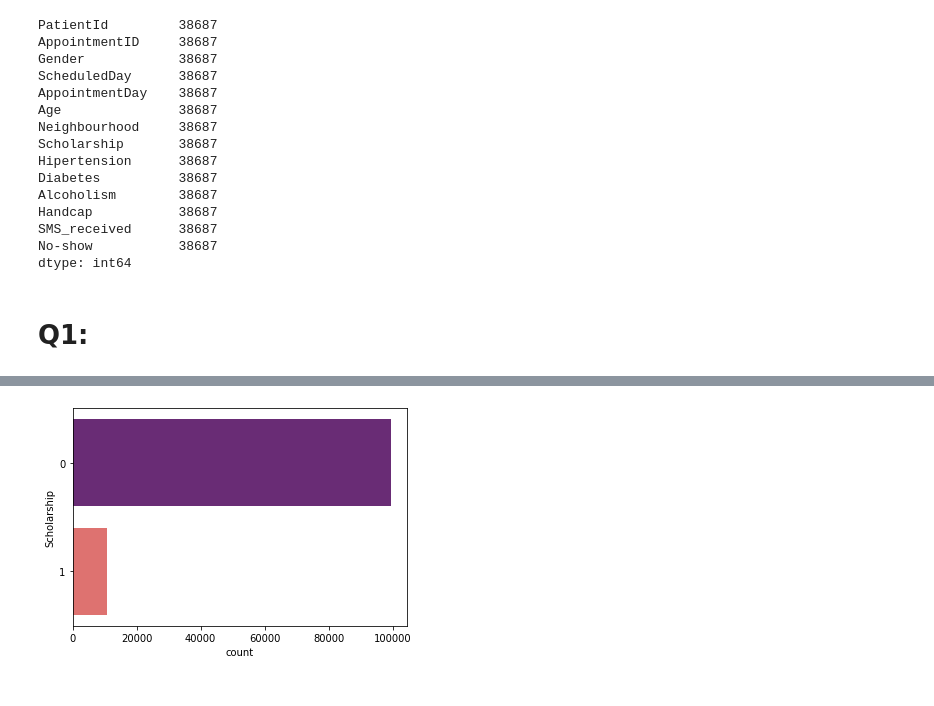
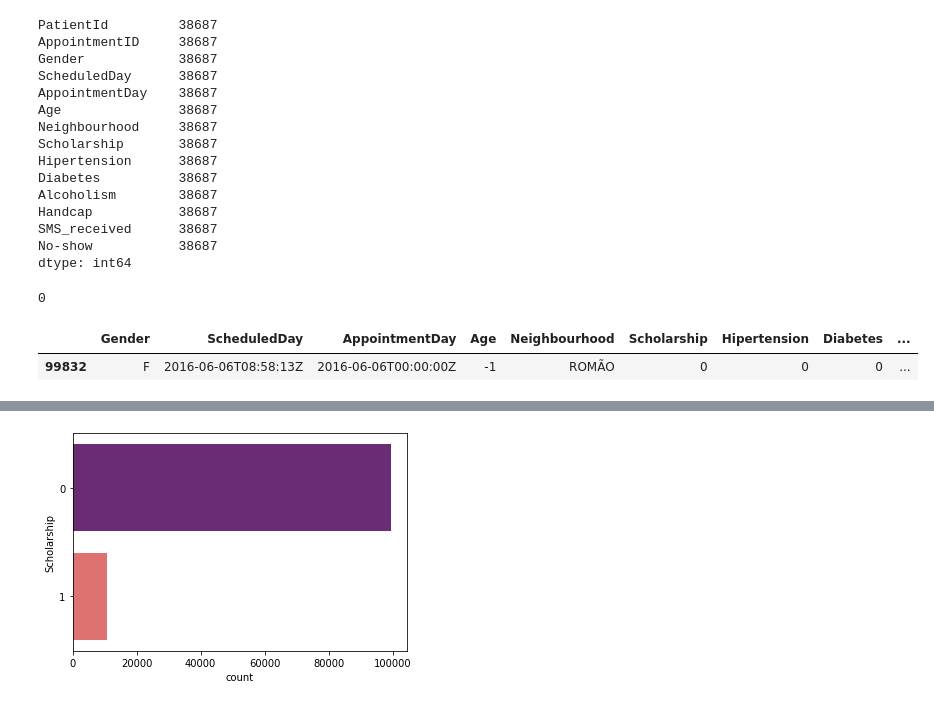
Before and after one commit to nadaAlruwaythi/Medical-Appointment-No-Shows, a Jupyter notebook: Investigate_a_Dataset.ipynb, the cells around one changed output, grey strips where cells are left out. Cells and saved outputs as stored; diff of their text form; code cells hidden in the pictures.

```diff
--- a/Investigate_a_Dataset.ipynb
+++ b/Investigate_a_Dataset.ipynb
@@ -194,5 +246,13 @@ Handcap           38687
 SMS_received      38687
 No-show           38687
 dtype: int64
-# %% [markdown]
-  # Q1:
+# %%
+df.duplicated().sum()
+# %% [output]
+0
+# %%
+neg=df.query('Age <0')
+neg
+# %% [output]
+|  | Gender | ScheduledDay | AppointmentDay | Age | Neighbourhood | Scholarship | Hipertension | Diabetes | ... |
+| 99832 | F | 2016-06-06T08:58:13Z | 2016-06-06T00:00:00Z | -1 | ROMÃO | 0 | 0 | 0 | ... |
```
Also changed, not shown: parts of 18 cells of this notebook.
